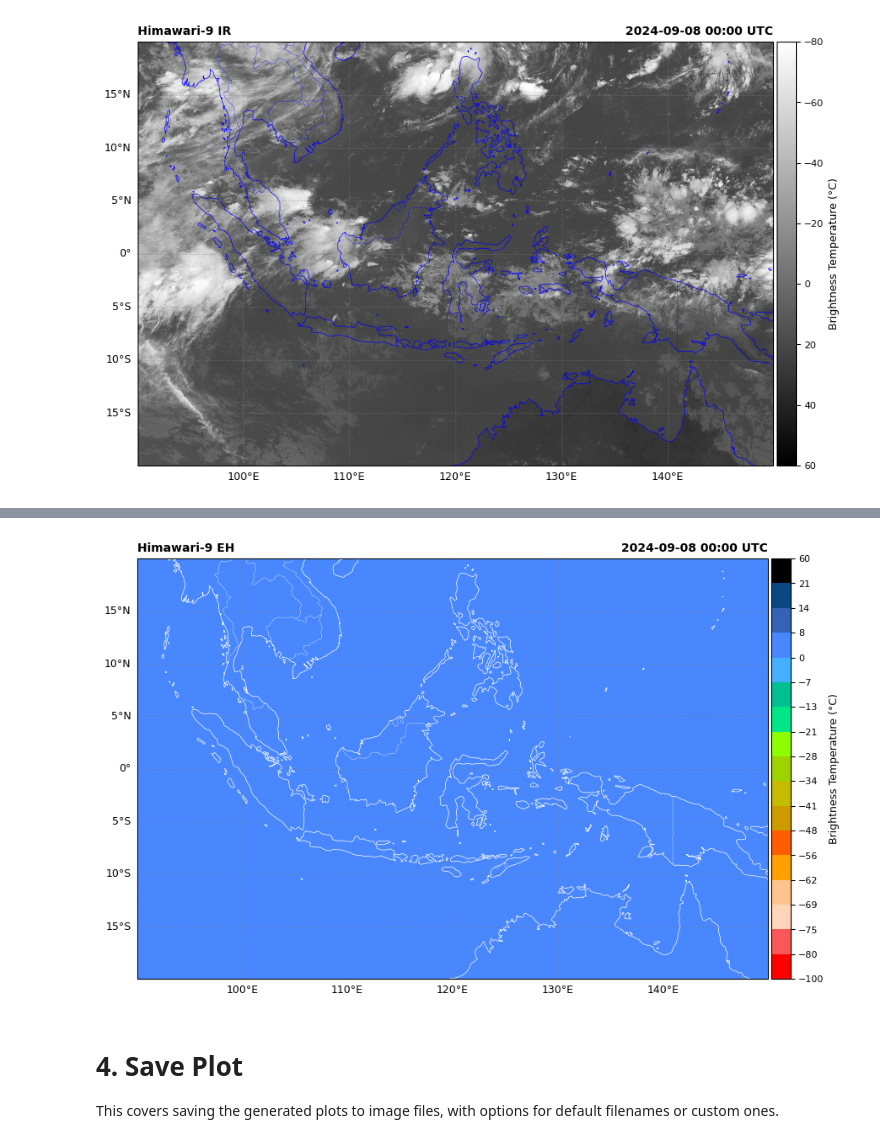
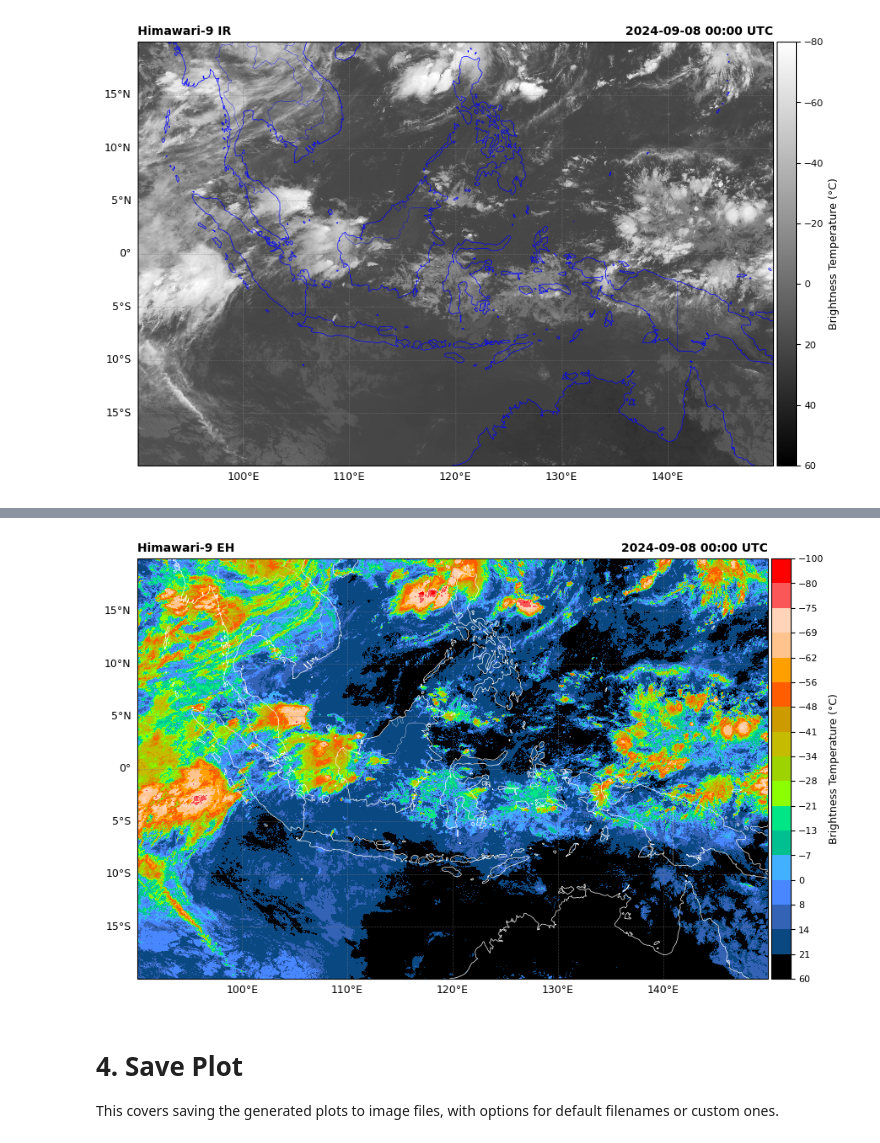
Before and after one commit to mwizy/IPJ, a Jupyter notebook: Sataid_Level_1_practice.ipynb, the cells around one changed output, grey strips where cells are left out. Cells and saved outputs as stored; diff of their text form; code cells hidden in the pictures.

```diff
--- a/Sataid_Level_1_practice.ipynb
+++ b/Sataid_Level_1_practice.ipynb
@@ -141,9 +141,9 @@ sat.plot(cmap='jet_tempur') # You can also try jet, terrain, etc
   </tr>
 </table>
 # %%
-sat.plot(cmap='EHHH')
+sat.plot(cmap='EH')
 # %% [output]
-[figure, old version]
+[figure, new version]
 # %% [markdown]
 # 4. Save Plot
 This covers saving the generated plots to image files, with options for default filenames or custom ones.
```
Also changed, not shown: parts of 2 cells of this notebook.
